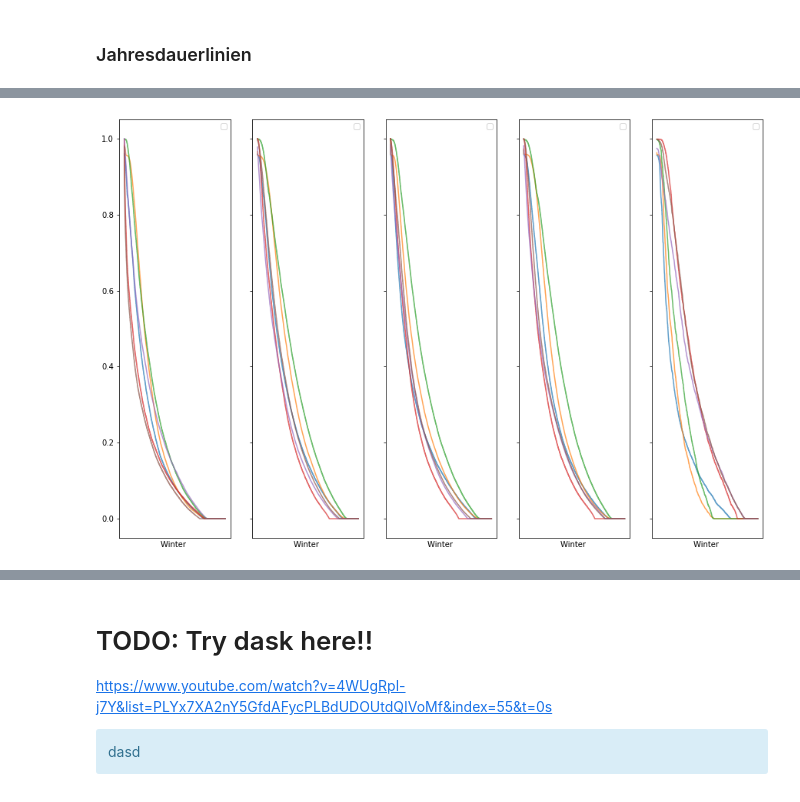
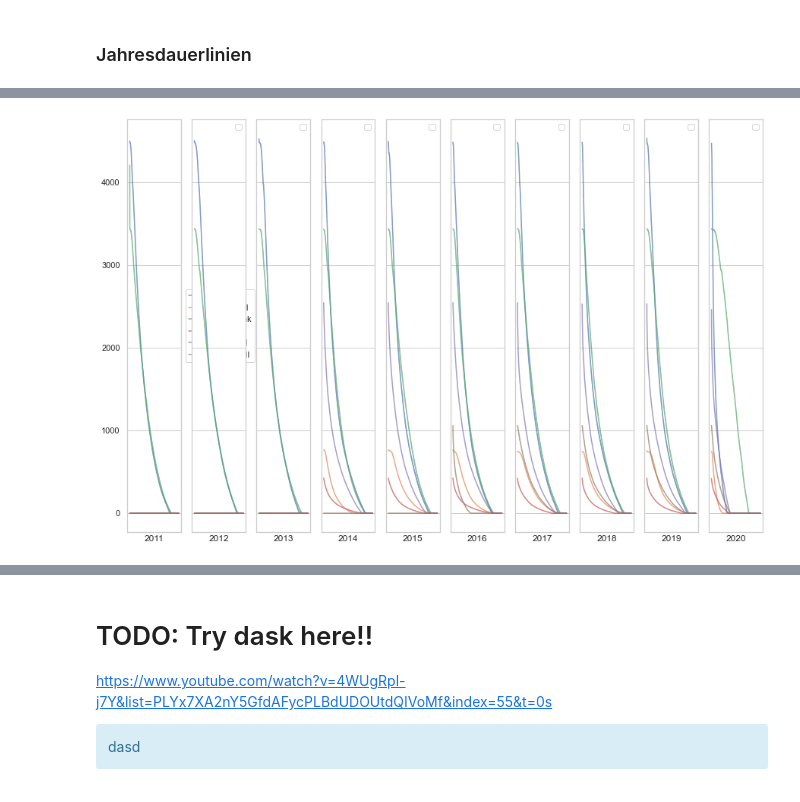
Before and after one commit to simonschaluppe/FLUCCOplus, a Jupyter notebook: notebooks/4.1.5_WEB_Windkraft.ipynb, the cells around one changed output, grey strips where cells are left out. Cells and saved outputs as stored; diff of their text form; code cells hidden in the pictures.

```diff
--- a/notebooks/4.1.5_WEB_Windkraft.ipynb
+++ b/notebooks/4.1.5_WEB_Windkraft.ipynb
@@ -143,5 +144,4 @@ df.describe()
 # %%
-df_rm = web.remove_outliers_wow(df_web)
 plt.figure(figsize=(20,10))
 ax0 = plt.subplot2grid((1, 3), (0, 0), colspan=2)
 ax1 = plt.subplot2grid((1, 3), (0, 2), colspan=1)
@@ -154,2 +152,0 @@ remove_outliers_wow took 0:00:00.237410 for (124569, 6) df
-# %%
-df_norm = df_rm.apply(lambda x: x/x.max())
@@ -213,0 +156,3 @@ fig.tight_layout()
+# %%
+df_norm_rm = df_rm.pipe(web.ts.normalize)
+df_norm_rm.index.year
@@ -213,0 +197,25 @@ fig.tight_layout()
+# %%
+anlagen = ["Neuhof I", "Neuhof III", "Maustrenk",
+           "STERN I", "STERN II", "STERN III"]
+
+
+df_rm = df_web[anlagen] * 4 / 1000
+
+years = ["2012","2013", "2014","2015","2016","2017","2018","2019"]
+fig, axes = plt.subplots(len(years), 2, figsize=(15, 15))
+#df_yearly[anlagen].plot(kind="bar")
+for i, y in enumerate(years):
+    for windpark in anlagen:
+
+        df_rm.loc[y+"-1", [windpark]].plot(kind="line", alpha=0.7,xticks=[], sharey=True, ax=axes[i,0])
+
+        df_rm.loc[y+"-7", [windpark]].plot(kind="line", alpha=0.7,xticks=[], sharey=True,ax=axes[i,1])
+        axes[i,0].legend("MW")
+        axes[i,1].legend("")
+        axes[i,0].set(xlabel="Winter "+y)
+        axes[i,1].set(xlabel="Summer "+y)
+
+axes[0,-1].legend(loc='center left',bbox_to_anchor=(1.0, 0.5))
+axes[0,1].set(title="Summer month", ylabel="")
+axes[0,0].set(title="Winter month", ylabel="MW")
+fig.tight_layout()
@@ -236,7 +246,7 @@ for i, y in enumerate(years):
 # %%
 df =    (df_web
-         .pipe(web.remove_outliers_wow)
-         .pipe(web.normalize)
+         .pipe(web.ts.remove_outliers)
+         # .pipe(web.ts.normalize)
          )
 
 def loadcurve(df):
@@ -253,9 +263,8 @@ def loadcurve(df):
             # .reset_index(drop=True).plot(ax=ax[i],xticks=[], sharey=True);
             axes[i].legend("")
             axes[i].legend("")
-            axes[i].set(xlabel="Winter ")
+            axes[i].set(xlabel=y)
+            axes[0].legend(loc='center left',bbox_to_anchor=(1.0, 0.5));
 
 loadcurve(df)
-
-# ax[-1].legend(loc='center left',bbox_to_anchor=(1.0, 0.5));
 # %% [output]
@@ -264 +272 @@ normalize took 0:00:00.022940 for 124569 rows, 6 columns in df
-[figure, old version]
+[figure, new version]
```
Also changed, not shown: parts of 33 cells of this notebook, 25 other files.
